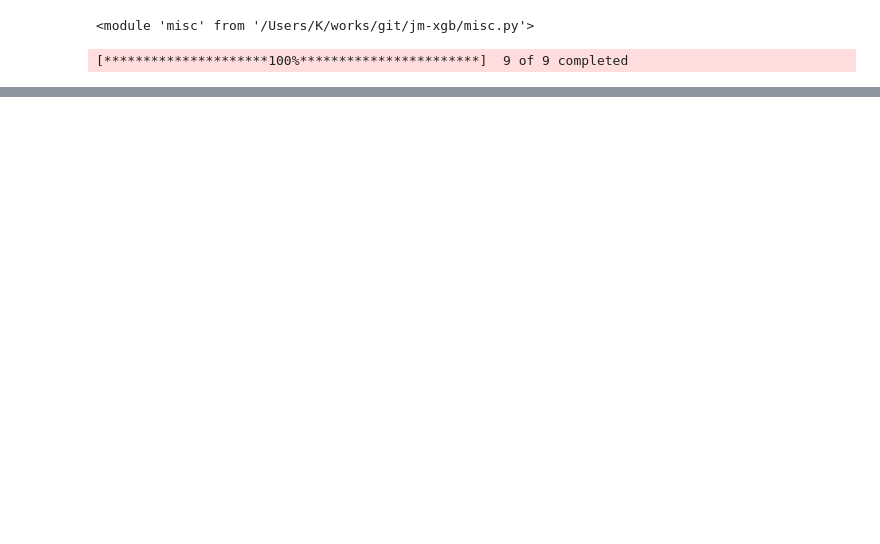
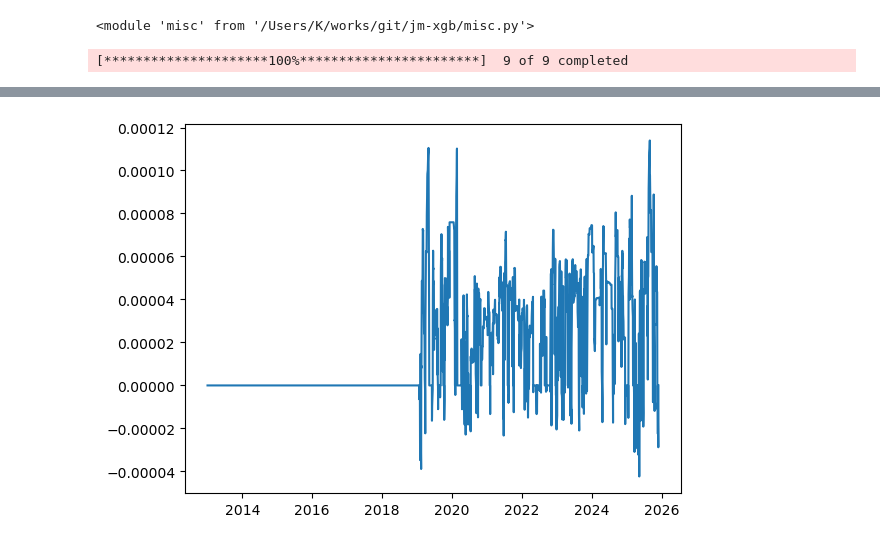
Before and after one commit to kbmedphys/tmp, a Jupyter notebook: main.ipynb, the cells around one changed output, grey strips where cells are left out. Drawn from its saved outputs; the diff is of its cells as text; code cells hidden in the pictures; blank space fills up the shorter version.

```diff
--- a/main.ipynb
+++ b/main.ipynb
@@ -379,0 +717,26 @@ Name: importance_split, dtype: int32
+# %%
+# Step1 で作った asset_results を使う
+start_idx_port = 1500   # 学習期間＋CV 期間を十分にとってから
+
+mv_res = backtest_mv_jm_xgb(
+    rets_df=rets,
+    asset_results=asset_results,
+    start_idx=start_idx_port,
+    rf_daily=0.0,         # 必要なら FRED 等から取った RF をここに
+    gamma_risk=10.0,
+    gamma_trade=1.0,
+    w_lb=0.0,
+    w_ub=0.40,
+    max_leverage=1.0,
+    cov_halflife=252,
+    min_bullish=4,
+    bear_floor=-0.001,
+)
+
+mv_weights = mv_res["weights"]
+mv_wealth = mv_res["wealth"]
+# %%
+plt.plot(mv_weights.sum(axis=1))
+plt.show()
+# %% [output]
+[figure, added]
```
Also changed, not shown: parts of 37 cells of this notebook.
